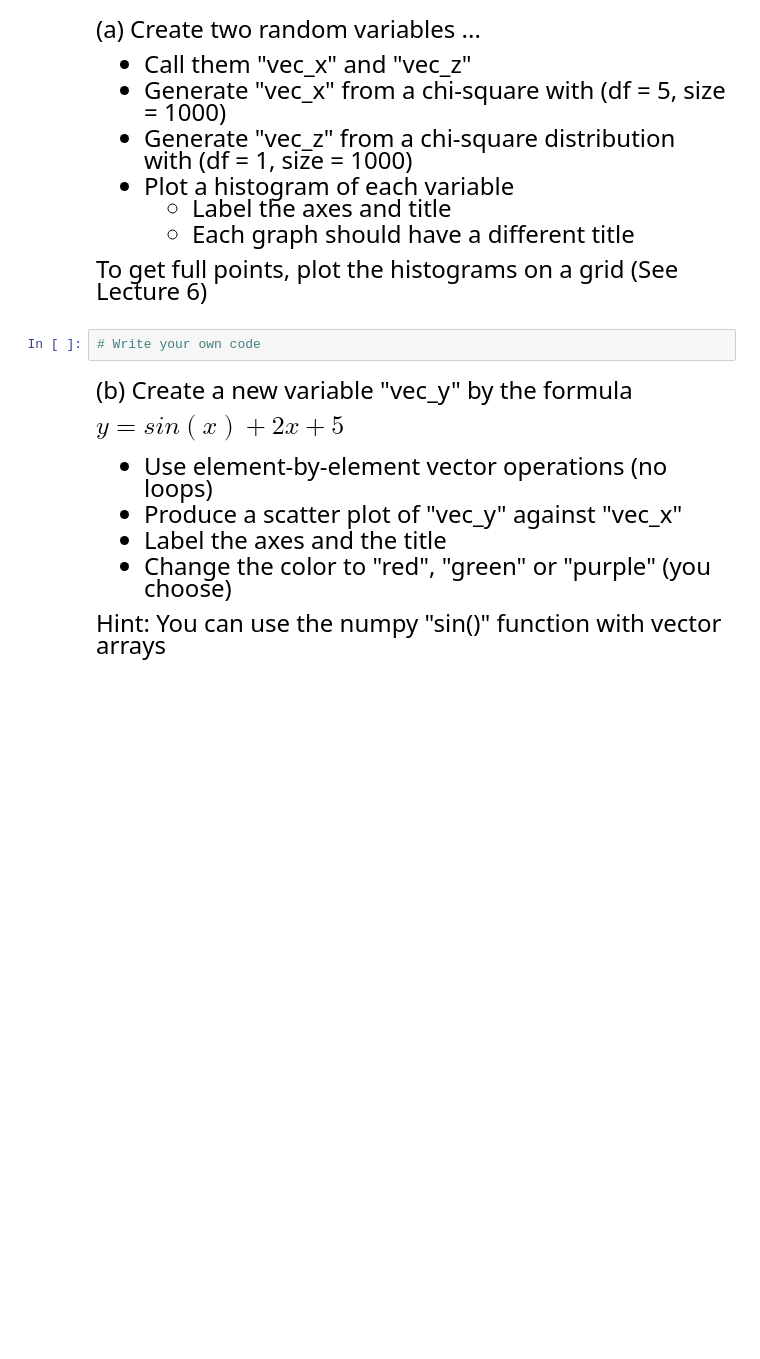
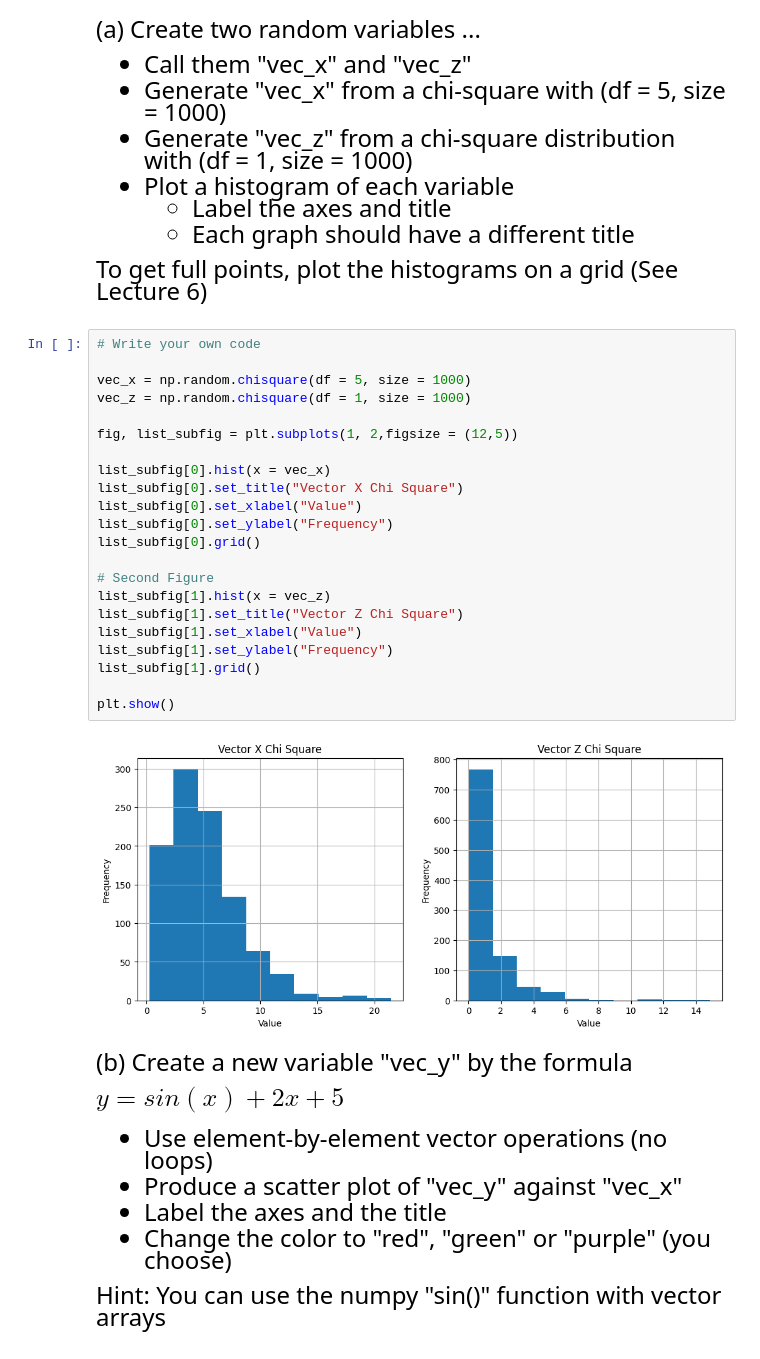
Before and after one commit to sydneywalker1/qtm151spring2023, a Jupyter notebook: Quiz 1 - Section 4/Quiz 1 - Section 4.ipynb, the cells around one changed output. Saved outputs shown, nothing was run; the diff lists cells and outputs as text; blank space fills up the shorter version.

```diff
--- a/Quiz 1 - Section 4/Quiz 1 - Section 4.ipynb
+++ b/Quiz 1 - Section 4/Quiz 1 - Section 4.ipynb
@@ -44,8 +50,30 @@ Import the libraries "numpy", "matplotlib.pytplot", and "pandas"
     - Each graph should have a different title
 
 To get full points, plot the histograms on a grid (See Lecture 6)
-# %%
-# Write your own code
+# %%
+# Write your own code
+
+vec_x = np.random.chisquare(df = 5, size = 1000)
+vec_z = np.random.chisquare(df = 1, size = 1000)
+
+fig, list_subfig = plt.subplots(1, 2,figsize = (12,5))
+
+list_subfig[0].hist(x = vec_x)
+list_subfig[0].set_title("Vector X Chi Square")
+list_subfig[0].set_xlabel("Value")
+list_subfig[0].set_ylabel("Frequency")
+list_subfig[0].grid()
+
+# Second Figure
+list_subfig[1].hist(x = vec_z)
+list_subfig[1].set_title("Vector Z Chi Square")
+list_subfig[1].set_xlabel("Value")
+list_subfig[1].set_ylabel("Frequency")
+list_subfig[1].grid()
+
+plt.show()
+# %% [output]
+[figure, added]
 # %% [markdown]
 <font size = "5">
 
```
Also changed, not shown: parts of 6 cells of this notebook.
